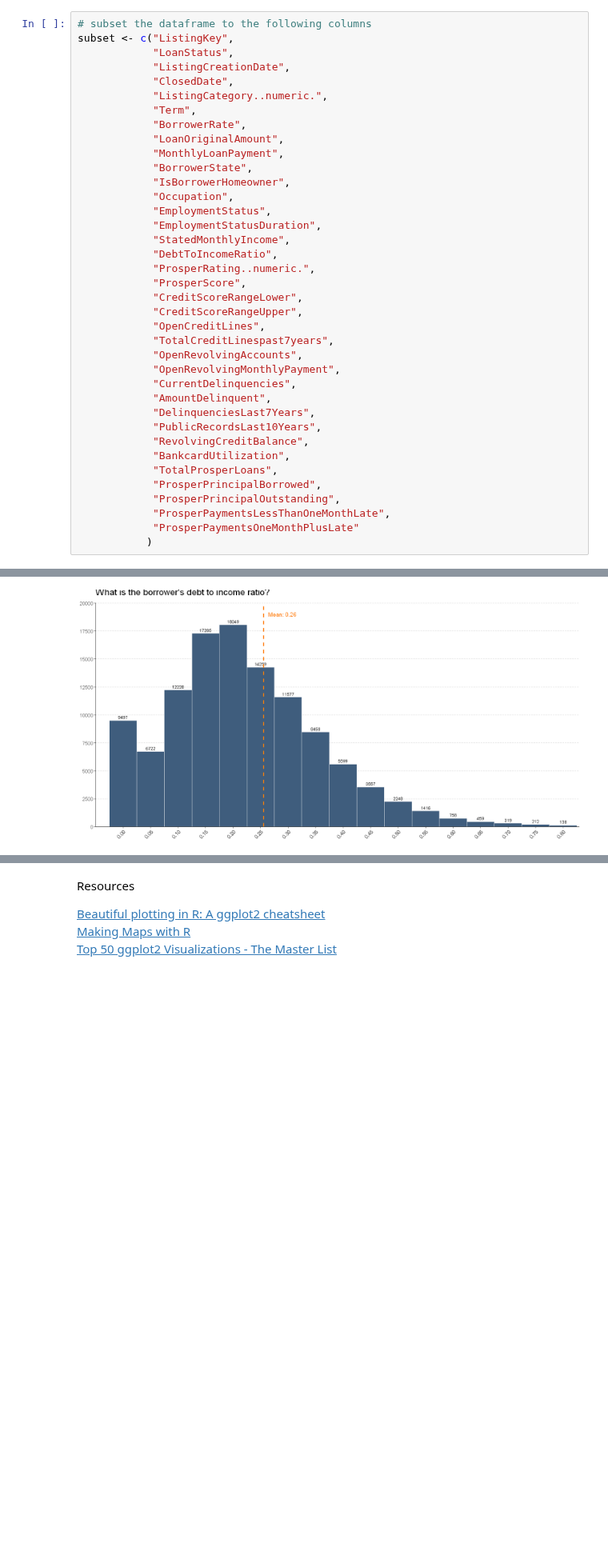
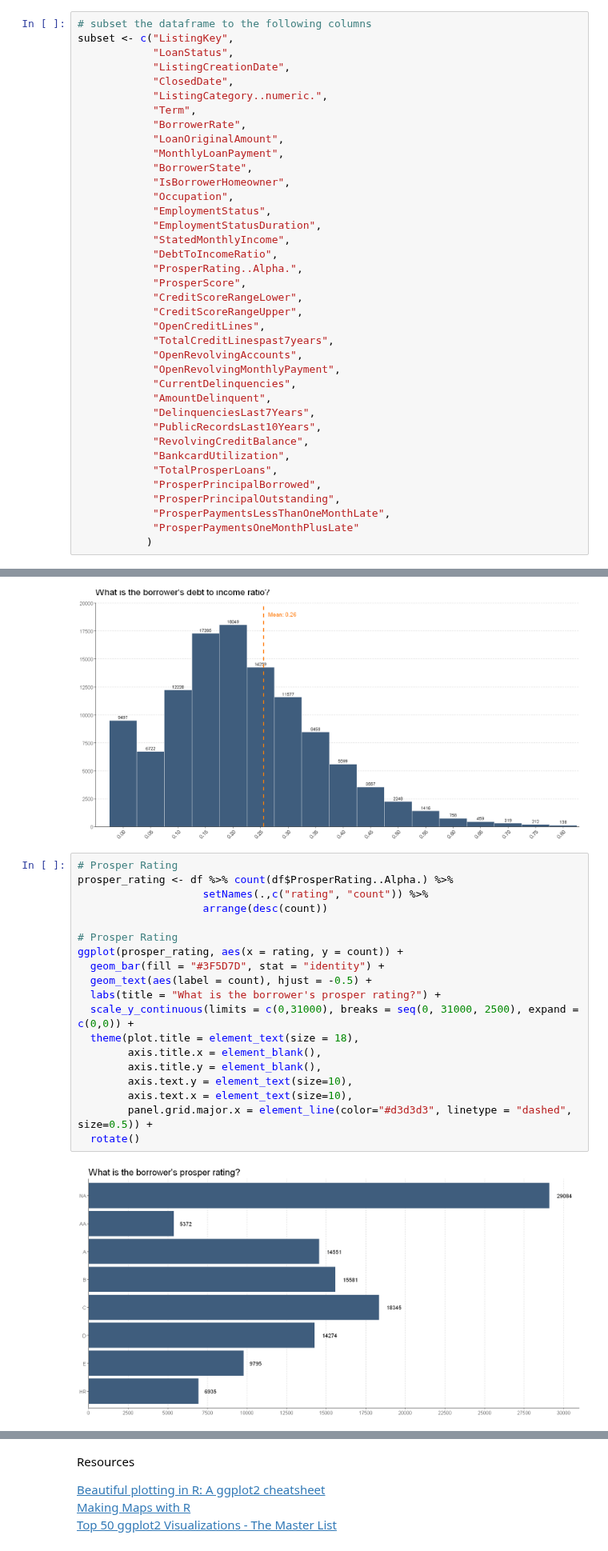
Before and after one commit to BarbaraStempien/DA--Loan-Data-from-Prosper, a Jupyter notebook: analysis.ipynb, the cells around one changed output, grey strips where cells are left out. Shown at 80% size. Cells and saved outputs as stored; diff of their text form; blank space fills up the shorter version.

Commit message:
feat: Add plots to univariate section

```diff
--- a/analysis.ipynb
+++ b/analysis.ipynb
@@ -64,7 +65,7 @@ subset <- c("ListingKey",
             "EmploymentStatusDuration",
             "StatedMonthlyIncome",
             "DebtToIncomeRatio",
-            "ProsperRating..numeric.",
+            "ProsperRating..Alpha.",
             "ProsperScore",
             "CreditScoreRangeLower",
             "CreditScoreRangeUpper",
@@ -832,3 +842,24 @@ Warning message:
 "Removed 2 rows containing missing values (geom_bar)."Warning message:
 "Removed 2 rows containing missing values (geom_text)."
 [figure]
+# %%
+# Prosper Rating
+prosper_rating <- df %>% count(df$ProsperRating..Alpha.) %>%
+                    setNames(.,c("rating", "count")) %>%
+                    arrange(desc(count))
+
+# Prosper Rating
+ggplot(prosper_rating, aes(x = rating, y = count)) +
+  geom_bar(fill = "#3F5D7D", stat = "identity") +
+  geom_text(aes(label = count), hjust = -0.5) +
+  labs(title = "What is the borrower's prosper rating?") +
+  scale_y_continuous(limits = c(0,31000), breaks = seq(0, 31000, 2500), expand = c(0,0)) +
+  theme(plot.title = element_text(size = 18),
+        axis.title.x = element_blank(),
+        axis.title.y = element_blank(),
+        axis.text.y = element_text(size=10),
+        axis.text.x = element_text(size=10),
+        panel.grid.major.x = element_line(color="#d3d3d3", linetype = "dashed", size=0.5)) +
+  rotate()
+# %% [output]
+[figure, added]
```
Also changed, not shown: parts of 11 cells of this notebook.
